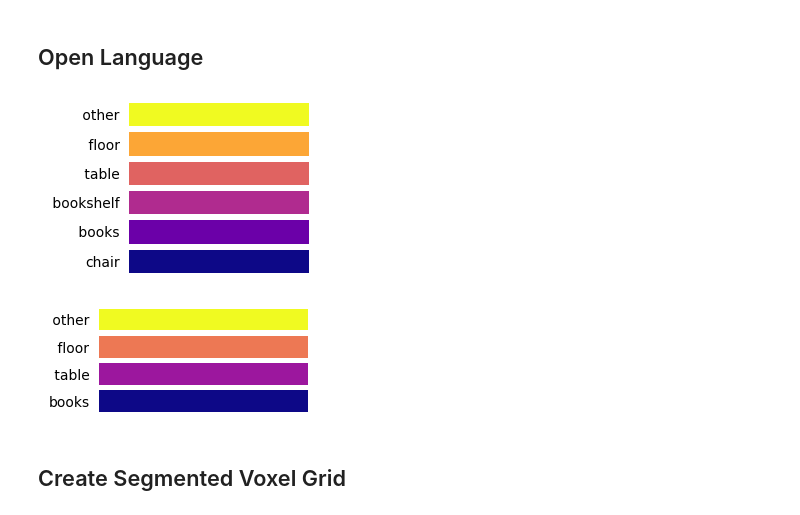
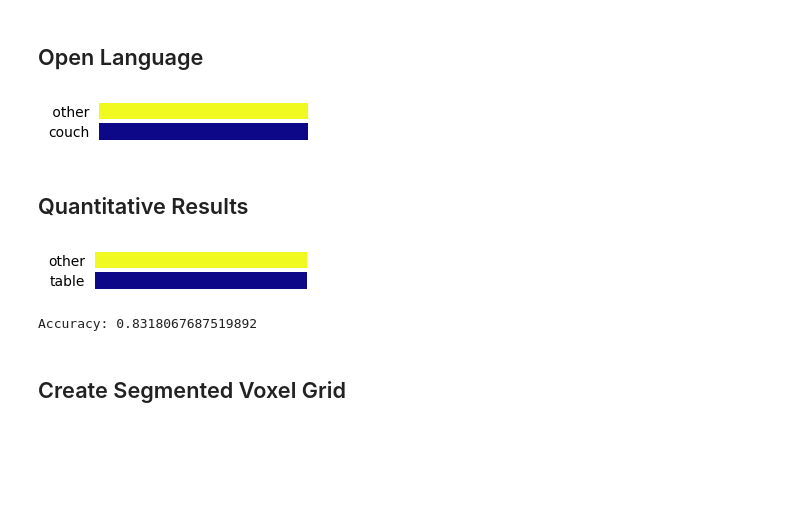
Before and after one commit to 3DVLMapsOrg/3Dvlmaps, a Jupyter notebook: MPVoxel.ipynb, the cells around one changed output. Drawn from its saved outputs; the diff is of its cells as text; code cells hidden in the pictures; blank space fills up the shorter version.

Commit message:
Working Update Object Position and classification

```diff
--- a/MPVoxel.ipynb
+++ b/MPVoxel.ipynb
@@ -419,10 +419,12 @@ def load_depth(depth_filepath):
     return depth
 # %% [markdown]
 ### Reference Extrinsic
+# %%
+init_tf_inv = np.eye(4)
 # %%
-pose_file = f"{data_dir}/pose/{next(iter(scans))}_pose_{1}_{1}.txt"
-extr = GetExtrinsics(pose_file)
-init_tf_inv = np.linalg.inv(extr)
+# pose_file = f"{data_dir}/pose/{next(iter(scans))}_pose_{1}_{1}.txt"
+# extr = GetExtrinsics(pose_file)
+# init_tf_inv = np.linalg.inv(extr)
 # %% [markdown]
 ### Region Boundaries: Bounding Box
 # %%
@@ -568,15 +548,19 @@ Max Object Region [ 0.39995924  1.47441824 -2.31500495]
 ### Create Map
 # %%
 from utils.voxel import Voxel
+from utils.feats import get_lseg_feat
+
 from tqdm import tqdm
 import cv2
 
 GET_FEATURES = True
 
-lang = "ground,other"
+lang = "ground,ceiling,furniture,other"
 labels = lang.split(",")
 
 voxel_list = {}
+
+Offset = GetZRotationMatrix(7)
 
 def Run(color_im, depth_im, ext_mat, inv_int_mat):
     bgr = cv2.imread(color_im)
@@ -607,9 +591,10 @@ def Run(color_im, depth_im, ext_mat, inv_int_mat):
     rgb = rgb / 255.0
 
     pc_homo = np.vstack([pc, np.ones((1, pc.shape[1]))])
-    pose = init_tf_inv @ ext_mat
-    p_global = pose @ pc_homo
-    p_global = p_global[:3, :]
+    # pose = init_tf_inv @ ext_mat
+    p_global =  ext_mat @ pc_homo
+    p_global = p_global[:3, :] - object_center_pos
+    p_global = Offset @ p_global
     region_mask = np.all(p_global.T >= region_min_coor.reshape(3,1).T, axis=1)  & np.all(p_global.T <= region_max_coor.reshape(3,1).T, axis=1)
     p_global = p_global[:,region_mask]
     pc = pc[:, region_mask]
@@ -800,24 +785,26 @@ def GetPallete(lang):
 # %% [markdown]
 ## Open Language
 # %%
-lang = "chair, books, bookshelf, table, floor, other"
-# lang = mp3dcat
+from utils.clip_utils import get_text_feats
+# lang = "sofa, plant, towel, sink, food, other"
+# lang = mp3dcat # lang is all the matterport classes
+lang = "couch, other"
 lang = lang.split(",")
 text_feats = get_text_feats(lang, clip_model, clip_feat_dim)
 
-scores_list = new_feat @ text_feats.T
+scores_list = features @ text_feats.T
 
 predicts = np.argmax(scores_list, axis=1)
 
 color_palette = GetPallete(lang)
 # %% [output]
-[figure, old version]
+[figure, new version]
+# %% [markdown]
+## Quantitative Results
 # %%
 from utils.clip_utils import get_text_feats
-# lang = "sofa, plant, towel, sink, food, other"
-# lang = mp3dcat # lang is all the matterport classes
-lang = "books, table, floor, other"
-lang = lang.split(",")
+lang = [ObjectClass,"other"]
+
 text_feats = get_text_feats(lang, clip_model, clip_feat_dim)
 
 scores_list = features @ text_feats.T
@@ -825,7 +812,11 @@ scores_list = features @ text_feats.T
 predicts = np.argmax(scores_list, axis=1)
 
 color_palette = GetPallete(lang)
+
+accuracy = np.sum(predicts == 0) / predicts.shape[0]
+print(f"Accuracy: {accuracy}")
 # %% [output]
-[figure, old version]
+[figure, new version]
+Accuracy: 0.8318067687519892
 # %% [markdown]
 ## Create Segmented Voxel Grid
```
Also changed, not shown: parts of 18 cells of this notebook, 1 other file.
